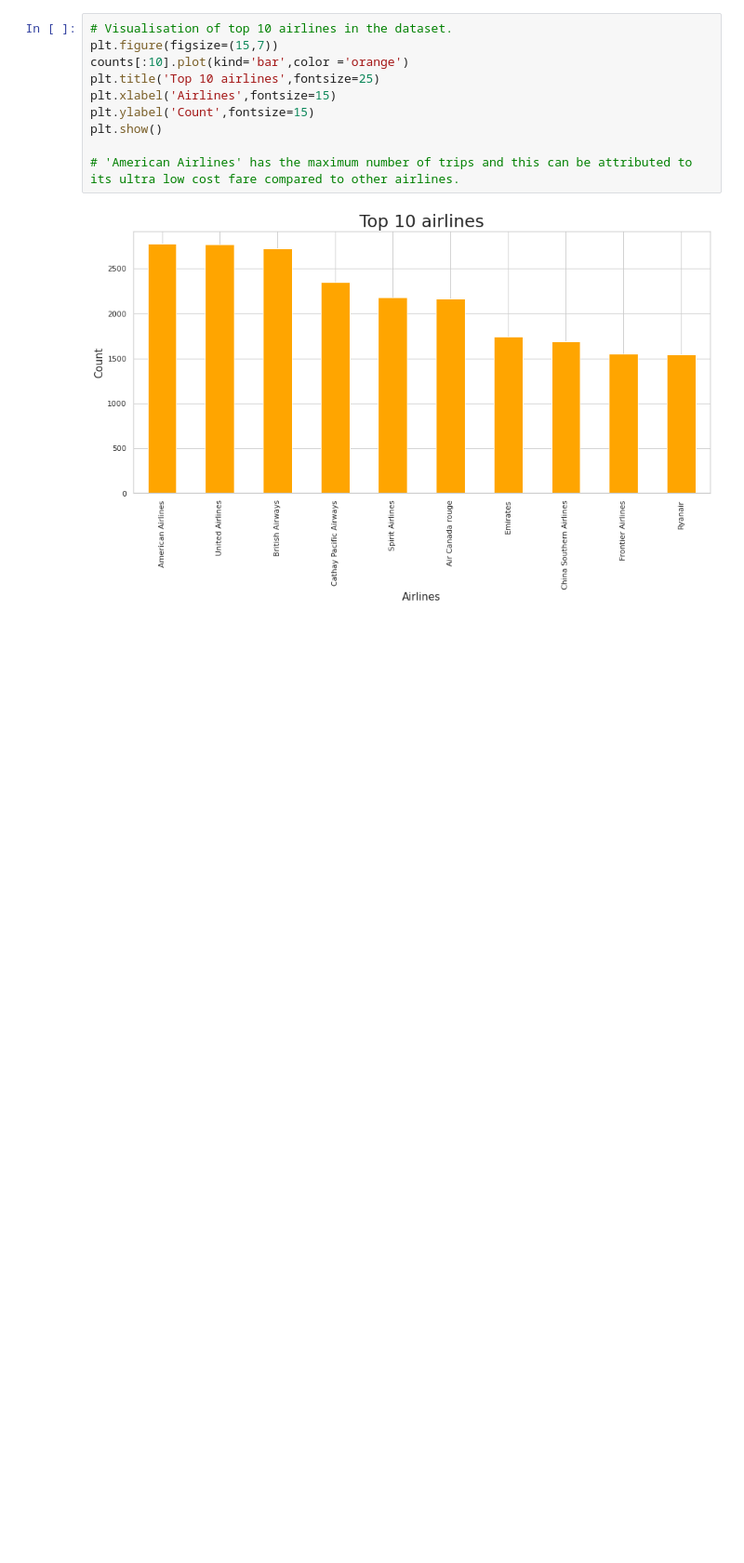
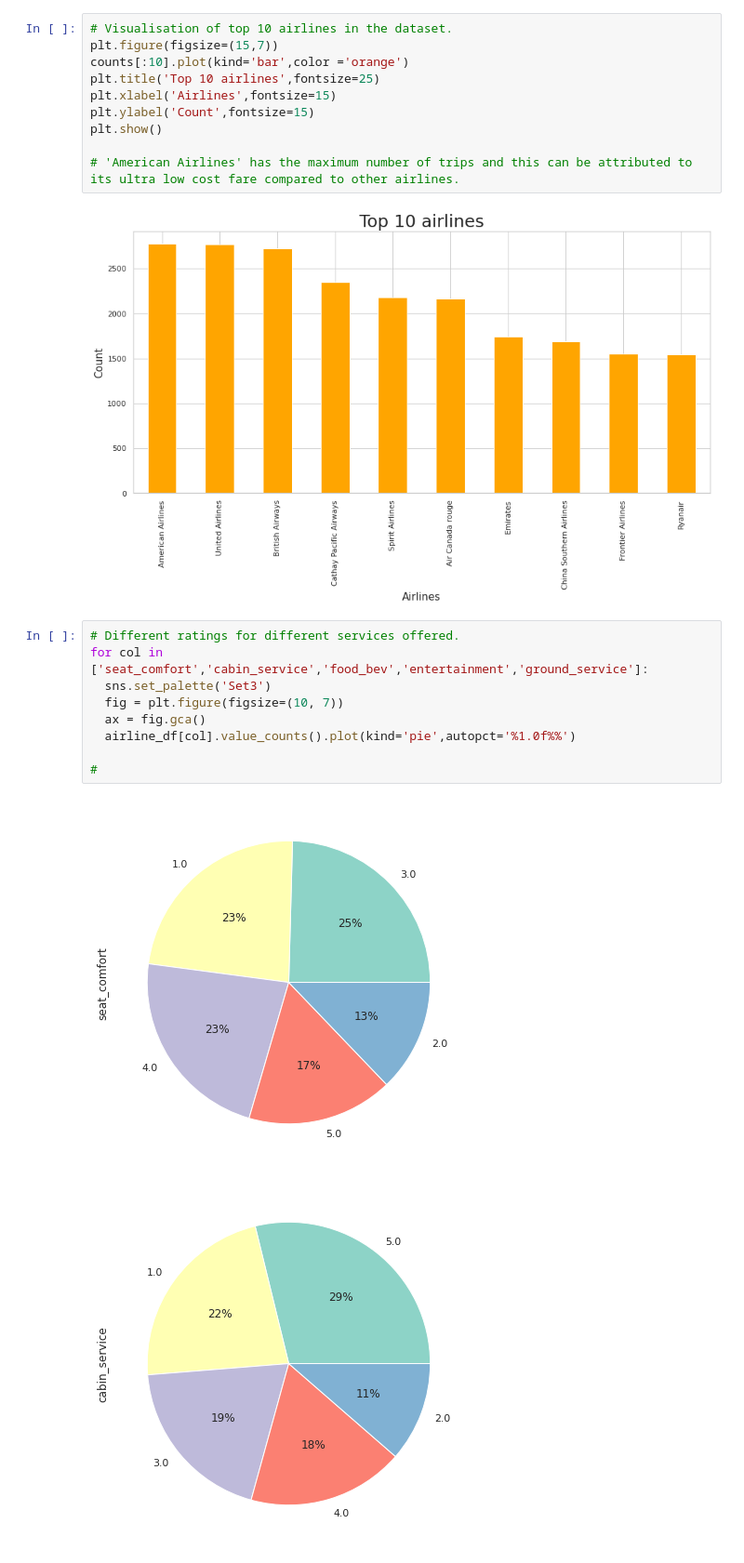
Before and after one commit to Arka1212/Airline-Passenger-Referral-Prediction, a Jupyter notebook: Airline_Passenger_Referral_Prediction.ipynb, the cells around one changed output. Shown at 93% size. Drawn from its saved outputs; the diff is of its cells as text; blank space fills up the shorter version.

```diff
--- a/Airline_Passenger_Referral_Prediction.ipynb
+++ b/Airline_Passenger_Referral_Prediction.ipynb
@@ -389,3 +389,15 @@ plt.show()
 # 'American Airlines' has the maximum number of trips and this can be attributed to its ultra low cost fare compared to other airlines.
 # %% [output]
 [figure]
+# %%
+# Different ratings for different services offered.
+for col in ['seat_comfort','cabin_service','food_bev','entertainment','ground_service']:
+  sns.set_palette('Set3')
+  fig = plt.figure(figsize=(10, 7))
+  ax = fig.gca()
+  airline_df[col].value_counts().plot(kind='pie',autopct='%1.0f%%')
+
+#
+# %% [output]
+[figure, added]
+[figure, added]
```
Also changed, not shown: parts of 1 cell of this notebook.
